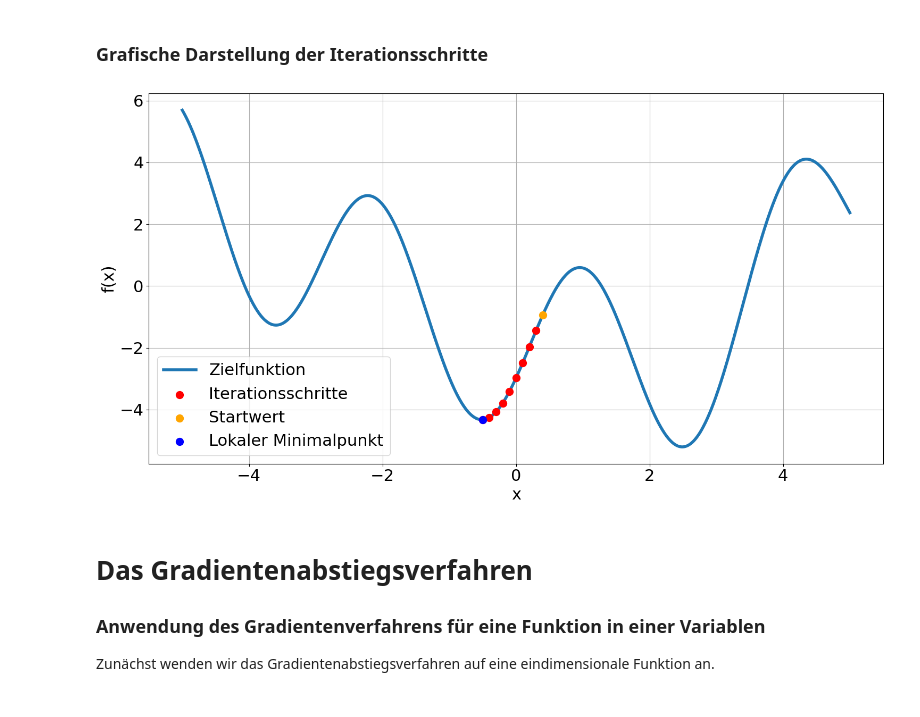
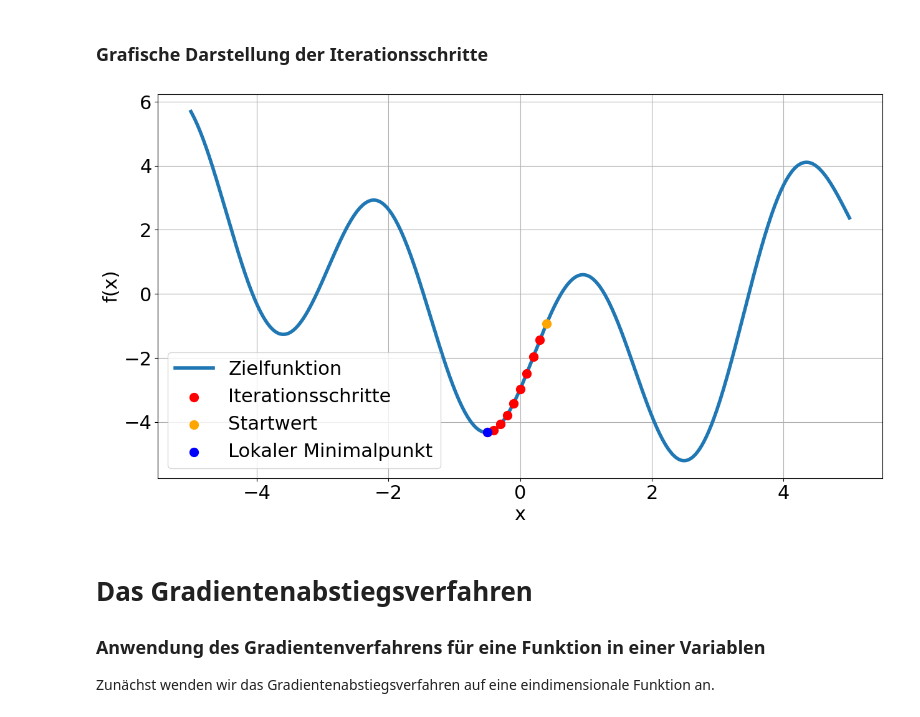
Before and after one commit to Schoenbrodt/KI-Bildung-im-MU, a Jupyter notebook: numerische_Optimierungsverfahren.ipynb, the cells around one changed output. Saved outputs shown, nothing was run; the diff lists cells and outputs as text; code cells hidden in the pictures.

```diff
--- a/numerische_Optimierungsverfahren.ipynb
+++ b/numerische_Optimierungsverfahren.ipynb
@@ -120,32 +67,27 @@ Lokaler Minimalpunkt bei x = -0.5 und y = -4.33
 # %%
 # Plot der Zielfunktion und Verlauf des Bergsteigerverfahrens
 x_range = np.linspace(-5, 5, 1000)
 y_range = [f(x) for x in x_range]
 
 plt.figure(figsize=(15, 8))
 plt.plot(x_range, y_range, label = 'Zielfunktion', linewidth = 4)
 plt.scatter(x_iterations[1:], y_iterations[1:], marker='o', color='red',  s = 100, label='Iterationsschritte',  zorder=3)
 plt.scatter(start_x, f(start_x), color='orange', marker='o', s = 100, label='Startwert', zorder=3)
 plt.scatter(min_x, min_y, color='blue', marker='o', s = 100, label='Lokaler Minimalpunkt', zorder=3)
 plt.xlabel('x', fontsize = 22)
 plt.ylabel('f(x)', fontsize = 22)
 
 # Skalenwerte auf Achsen vergrößern
 plt.xticks(fontsize=22)
 plt.yticks(fontsize=22)
 plt.legend(fontsize=22)
-
-# Das Grid in den Hintergrund setzen
 plt.grid(True)
-plt.gca().set_axisbelow(True)
-
 
 # plt.savefig('bergsteigerverfahren.png', dpi=300, bbox_inches='tight')
 
-plt.tight_layout()
 plt.show()
 # %% [output]
-[figure, old version]
+[figure, new version]
 # %% [markdown]
 # Das Gradientenabstiegsverfahren
 
```
Also changed, not shown: parts of 8 cells of this notebook, 1 other file.
